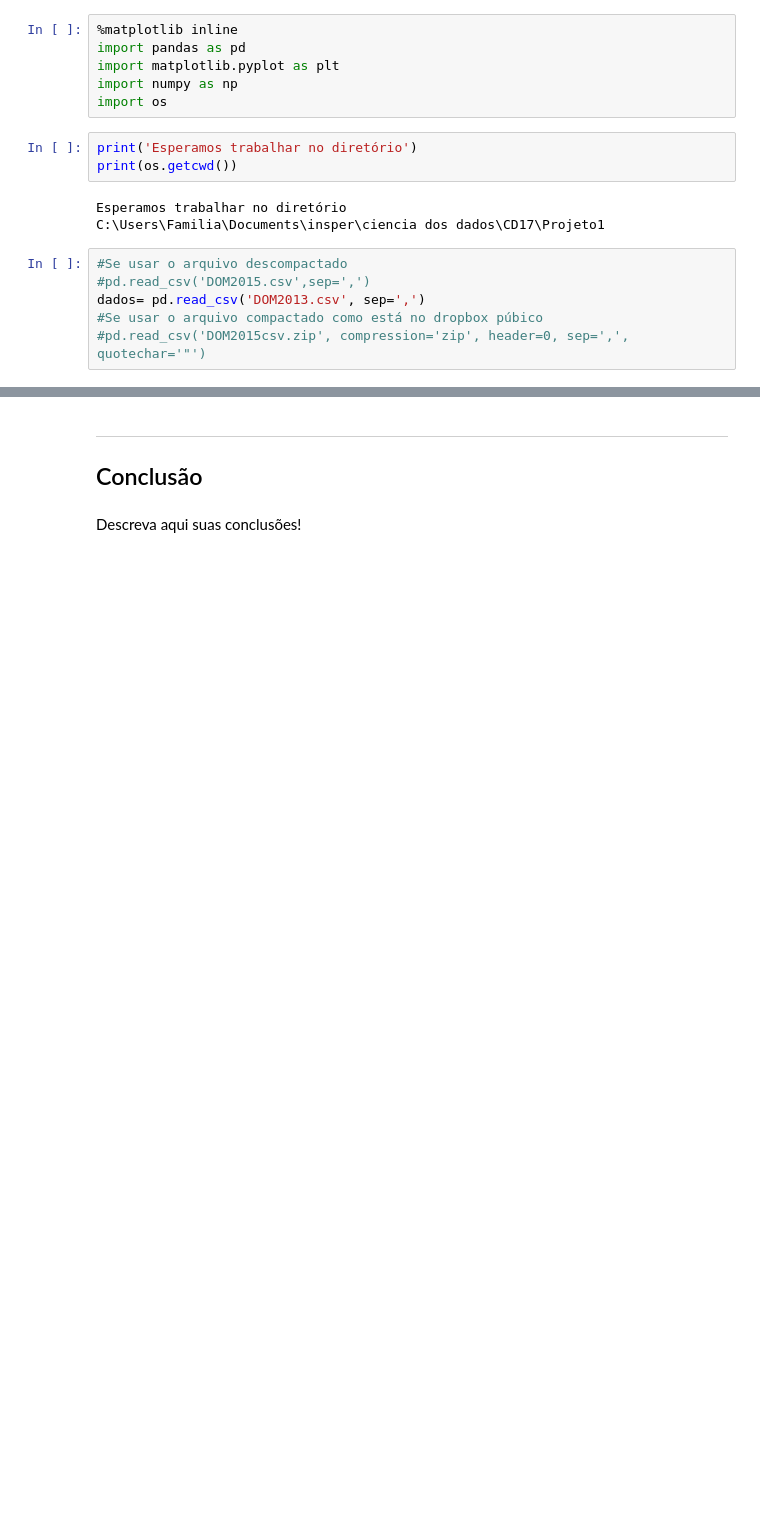
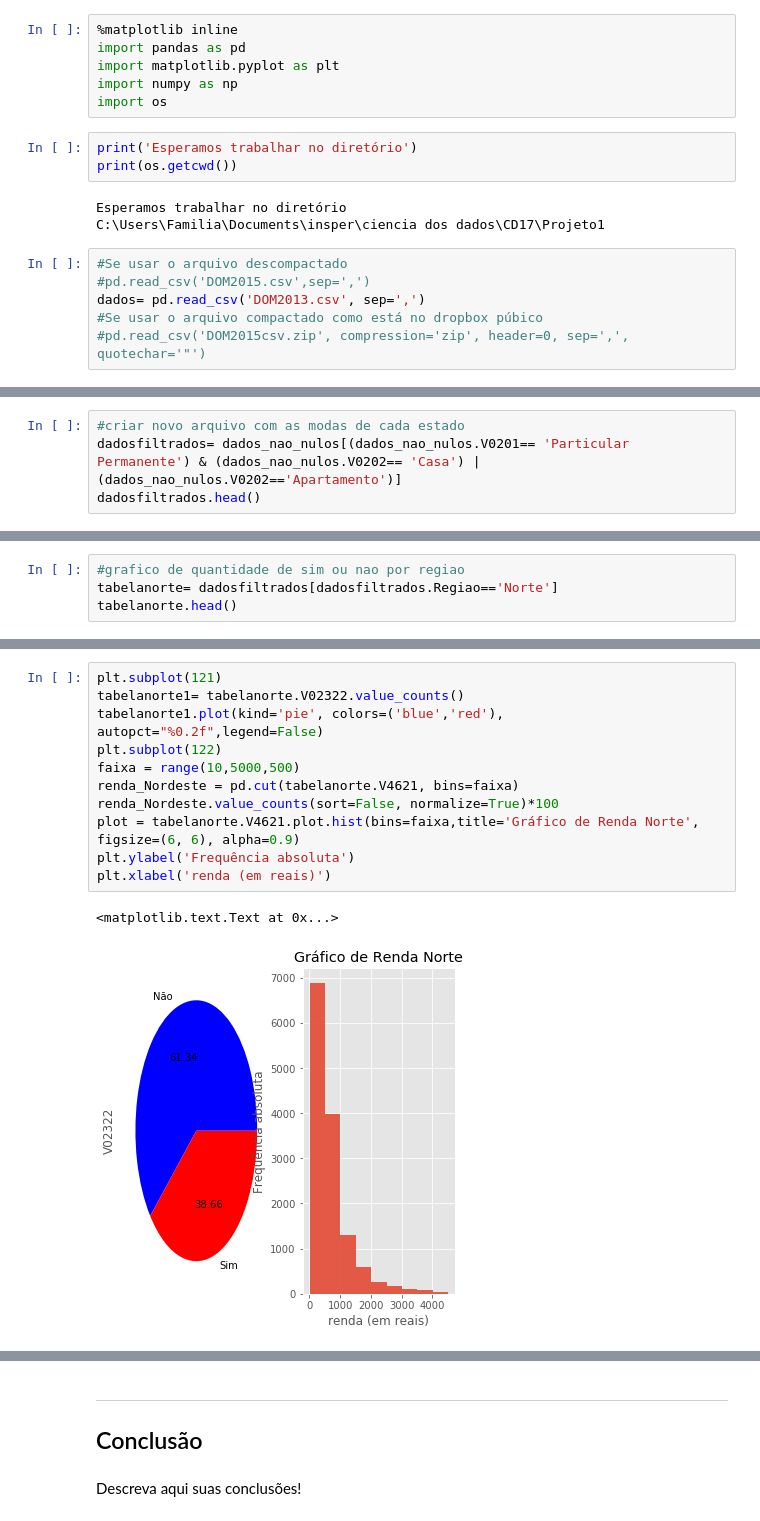
Before and after one commit to rodrigogatti/Projeto1, a Jupyter notebook: Projeto1 Layout.ipynb, the cells around one changed output, grey strips where cells are left out. Drawn from its saved outputs; the diff is of its cells as text; blank space fills up the shorter version.

Commit message:
Add files via upload
adicionei graficos e filtrei as variaveis

```diff
--- a/Projeto1 Layout.ipynb
+++ b/Projeto1 Layout.ipynb
@@ -61,0 +99,4 @@ dados_nao_nulos
+# %%
+#criar novo arquivo com as modas de cada estado
+dadosfiltrados= dados_nao_nulos[(dados_nao_nulos.V0201== 'Particular Permanente') & (dados_nao_nulos.V0202== 'Casa') | (dados_nao_nulos.V0202=='Apartamento')]
+dadosfiltrados.head()
@@ -61,0 +110,4 @@ dados_nao_nulos
+# %%
+#grafico de quantidade de sim ou nao por regiao
+tabelanorte= dadosfiltrados[dadosfiltrados.Regiao=='Norte']
+tabelanorte.head()
@@ -61,0 +121,14 @@ dados_nao_nulos
+# %%
+plt.subplot(121)
+tabelanorte1= tabelanorte.V02322.value_counts()
+tabelanorte1.plot(kind='pie', colors=('blue','red'), autopct="%0.2f",legend=False)
+plt.subplot(122)
+faixa = range(10,5000,500)
+renda_Nordeste = pd.cut(tabelanorte.V4621, bins=faixa)
+renda_Nordeste.value_counts(sort=False, normalize=True)*100
+plot = tabelanorte.V4621.plot.hist(bins=faixa,title='Gráfico de Renda Norte', figsize=(6, 6), alpha=0.9)
+plt.ylabel('Frequência absoluta')
+plt.xlabel('renda (em reais)')
+# %% [output]
+<matplotlib.text.Text at 0x...>
+[figure, added]
```
Also changed, not shown: parts of 22 cells of this notebook.
